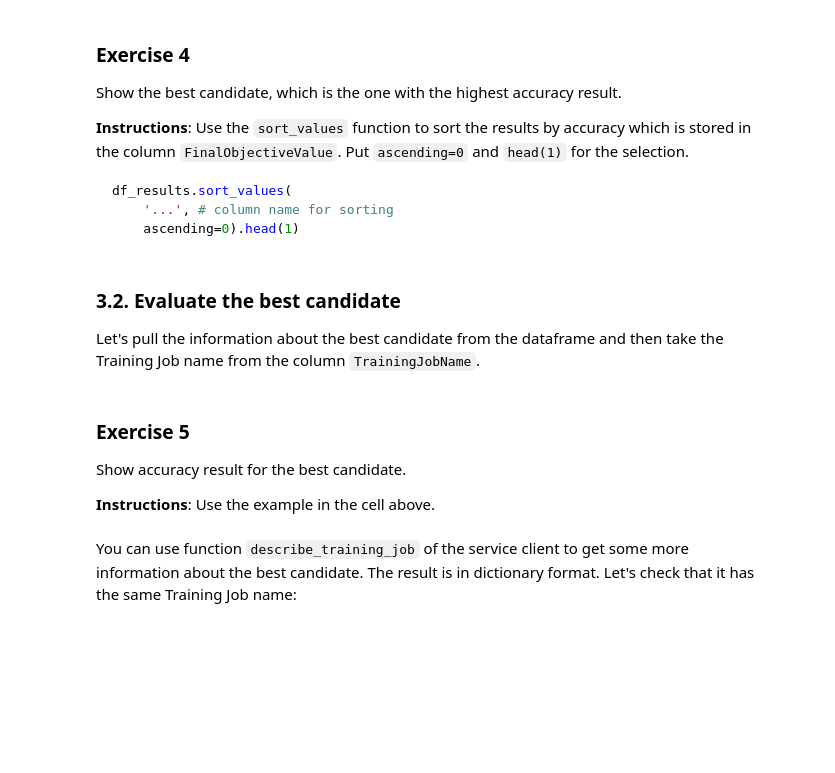
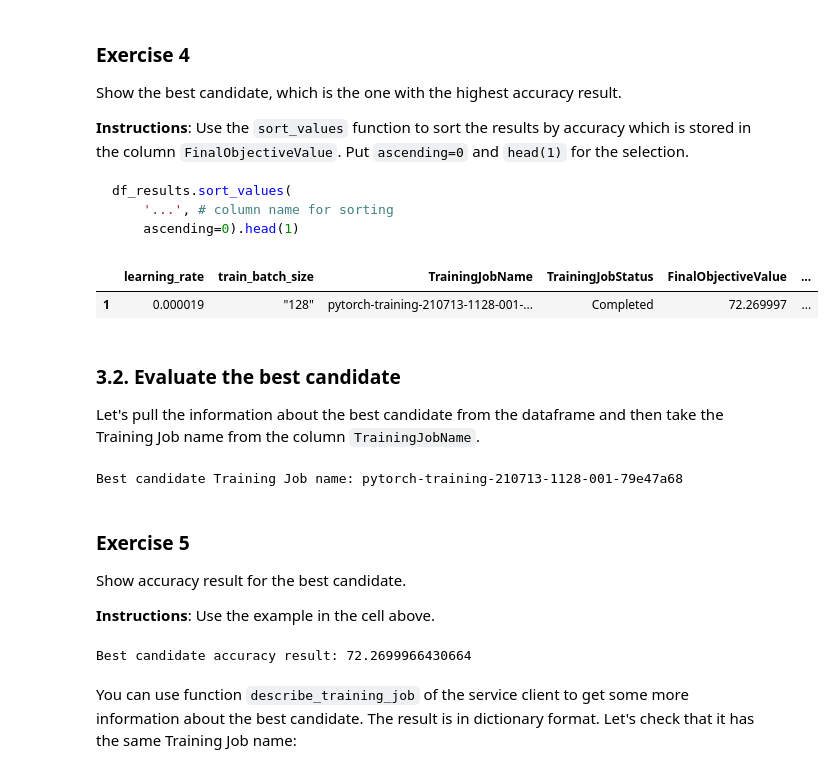
Before and after one commit to lvallejomendez/coursera-aws_data_science, a Jupyter notebook: course-3/notebooks/C3_W1_Assignment.ipynb, the cells around one changed output. Drawn from its saved outputs; the diff is of its cells as text; code cells hidden in the pictures; blank space fills up the shorter version.

```diff
--- a/course-3/C3_W1_Assignment.ipynb
+++ b/course-3/notebooks/C3_W1_Assignment.ipynb
@@ -101,8 +129,8 @@ from sagemaker.inputs import TrainingInput
 
 data_channels = {
     ### BEGIN SOLUTION - DO NOT delete this comment for grading purposes
-    'train': None, # Replace None
-    'validation': None # Replace None
+    'train': processed_train_data_s3_uri, # Replace None
+    'validation': processed_validation_data_s3_uri # Replace None
     ### END SOLUTION - DO NOT delete this comment for grading purposes
 }
 # %% [markdown]
@@ -243,10 +271,10 @@ from sagemaker.tuner import HyperparameterTuner
 
 tuner = HyperparameterTuner(
     ### BEGIN SOLUTION - DO NOT delete this comment for grading purposes
-    estimator=None, # Replace None
-    hyperparameter_ranges=None, # Replace None
-    metric_definitions=None, # Replace None
-    strategy=None, # Replace None
+    estimator=estimator, # Replace None
+    hyperparameter_ranges=hyperparameter_ranges, # Replace None
+    metric_definitions=metric_definitions, # Replace None
+    strategy='Random', # Replace None
     ### END SOLUTION - DO NOT delete this comment for grading purposes
     objective_type='Maximize',
     objective_metric_name='validation:accuracy',
@@ -272,7 +300,7 @@ tuner.fit(
 # %%
 tuner.fit(
     ### BEGIN SOLUTION - DO NOT delete this comment for grading purposes
-    inputs=None, # Replace None
+    inputs=data_channels, # Replace None
     ### END SOLUTION - DO NOT delete this comment for grading purposes
     include_cls_metadata=False,
     wait=False
@@ -348,9 +392,12 @@ df_results.sort_values(
 # %%
 df_results.sort_values(
     ### BEGIN SOLUTION - DO NOT delete this comment for grading purposes
-    None, # Replace None
+    'FinalObjectiveValue', # Replace None
     ### END SOLUTION - DO NOT delete this comment for grading purposes
     ascending=0).head(1)
+# %% [output]
+|  | learning_rate | train_batch_size | TrainingJobName | TrainingJobStatus | FinalObjectiveValue | ... |
+| 1 | 0.000019 | "128" | pytorch-training-210713-1128-001-... | Completed | 72.269997 | ... |
 # %% [markdown]
 <a name='c3w1-3.2.'></a>
 ### 3.2. Evaluate the best candidate
@@ -361,6 +408,8 @@ best_candidate = df_results.sort_values('FinalObjectiveValue', ascending=0).iloc
 
 best_candidate_training_job_name = best_candidate['TrainingJobName']
 print('Best candidate Training Job name: {}'.format(best_candidate_training_job_name))
+# %% [output]
+Best candidate Training Job name: pytorch-training-210713-1128-001-79e47a68
 # %% [markdown]
 <a name='c3w1-ex-5'></a>
 ### Exercise 5
@@ -370,10 +419,12 @@ Show accuracy result for the best candidate.
 **Instructions**: Use the example in the cell above.
 # %%
 ### BEGIN SOLUTION - DO NOT delete this comment for grading purposes
-best_candidate_accuracy = None[None] # Replace all None
+best_candidate_accuracy = best_candidate['FinalObjectiveValue'] # Replace all None
 ### END SOLUTION - DO NOT delete this comment for grading purposes
 
 print('Best candidate accuracy result: {}'.format(best_candidate_accuracy))
+# %% [output]
+Best candidate accuracy result: 72.2699966430664
 # %% [markdown]
 You can use function `describe_training_job` of the service client to get some more information about the best candidate. The result is in dictionary format. Let's check that it has the same Training Job name:
 # %%
```
Also changed, not shown: parts of 30 cells of this notebook.
